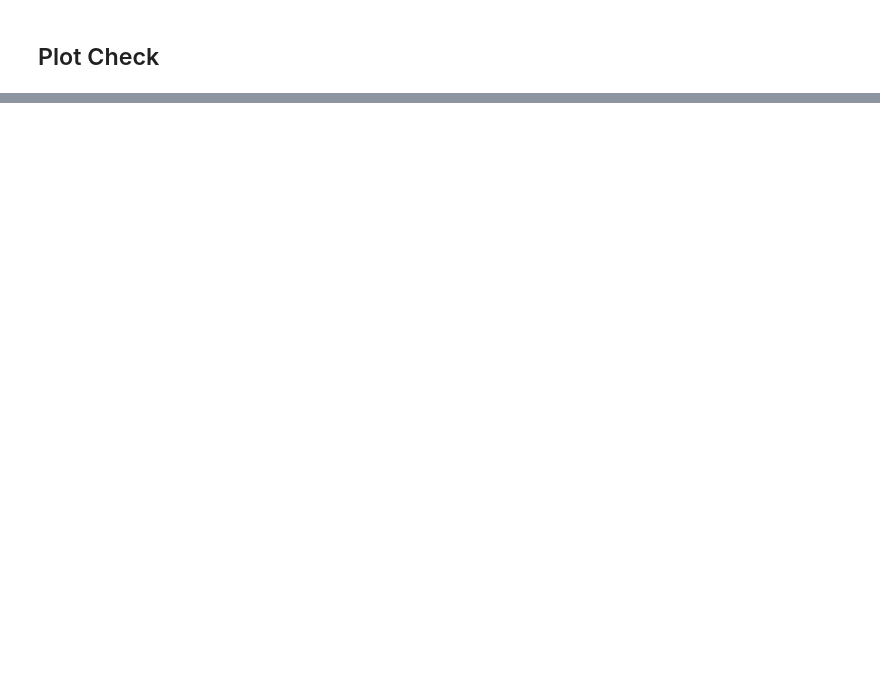
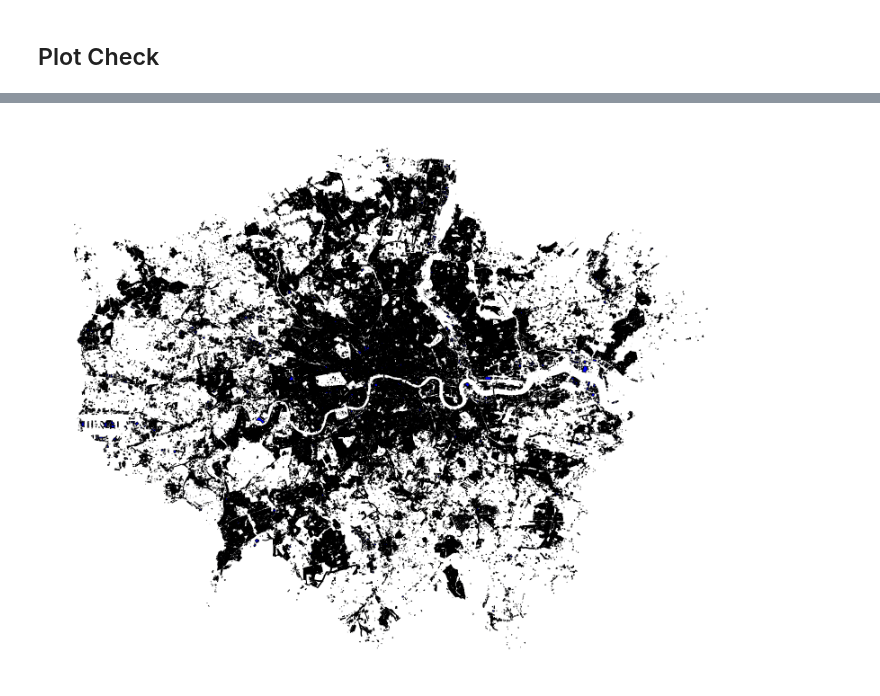
Before and after one commit to grolls23/MScDissertation, a Jupyter notebook: DataCleaning_v2.ipynb, the cells around one changed output, grey strips where cells are left out. Drawn from its saved outputs; the diff is of its cells as text; code cells hidden in the pictures; blank space fills up the shorter version.

```diff
--- a/DataCleaning_v2.ipynb
+++ b/DataCleaning_v2.ipynb
@@ -366,8 +419,10 @@ plt.show()
 # %%
 #Get all London
 
 # Plot OSM buildings
 fig, ax = plt.subplots(figsize=(20, 20))
-osm_buildings.plot(ax=ax, legend=True, color='blue', edgecolor='black')
+osm_office_buildings.plot(ax=ax, legend=True, color='blue', edgecolor='black')
 ax.set_axis_off()
 plt.show()
+# %% [output]
+[figure, added]
```
Also changed, not shown: parts of 4 cells of this notebook.
